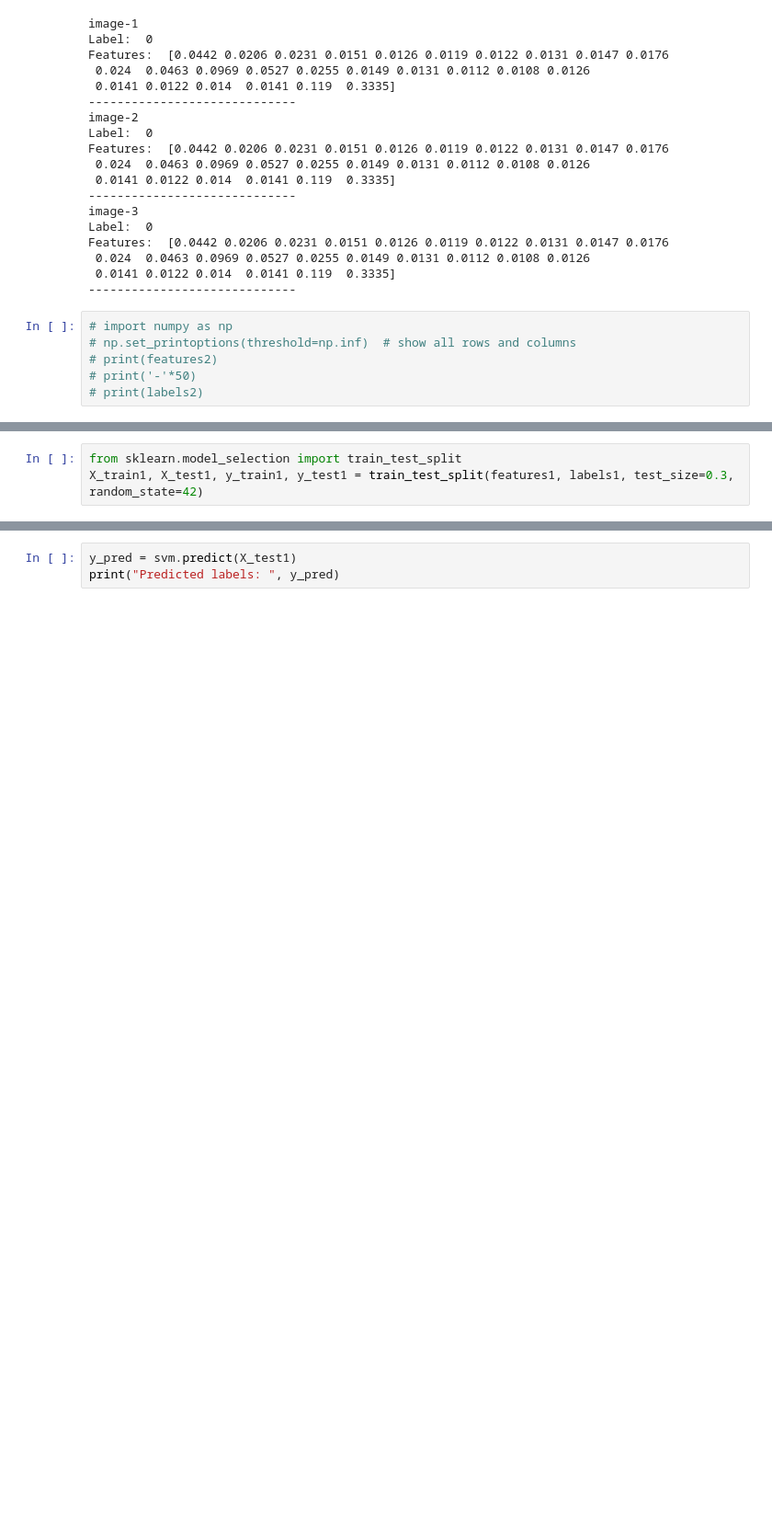
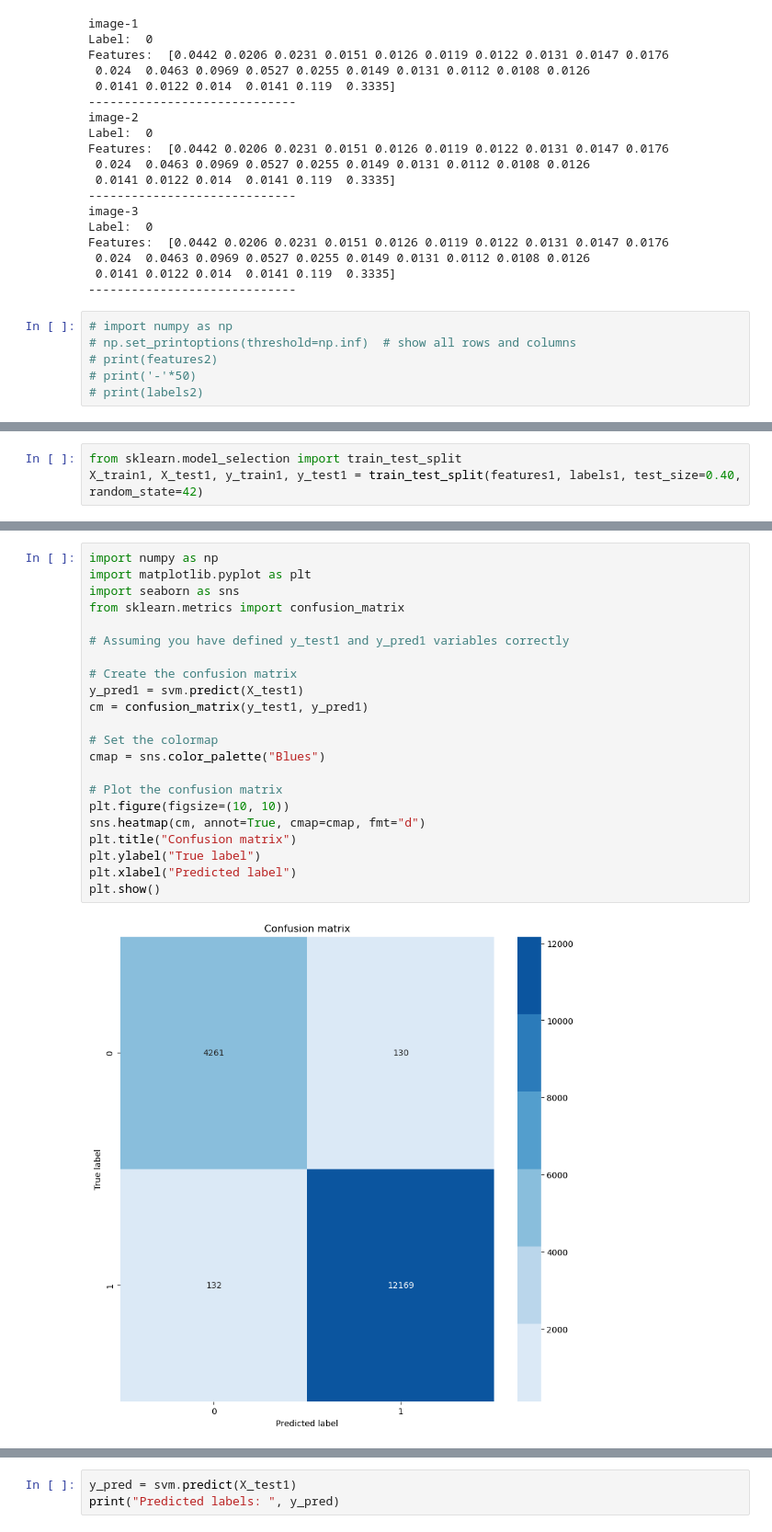
Before and after one commit to TeamMalloc/final-year-ML-projcet, a Jupyter notebook: SVM-with-dataAug4.ipynb, the cells around one changed output, grey strips where cells are left out. Shown: that part at 92% size. Drawn from its saved outputs; the diff is of its cells as text; blank space fills up the shorter version.

```diff
--- a/SVM-with-dataAug4.ipynb
+++ b/SVM-with-dataAug4.ipynb
@@ -246,3 +246,3 @@ Features:  [0.0442 0.0206 0.0231 0.0151 0.0126 0.0119 0.0122 0.0131 0.0147 0.017
 # %%
 from sklearn.model_selection import train_test_split
-X_train1, X_test1, y_train1, y_test1 = train_test_split(features1, labels1, test_size=0.3, random_state=42)
+X_train1, X_test1, y_train1, y_test1 = train_test_split(features1, labels1, test_size=0.40, random_state=42)
@@ -260,0 +265,24 @@ Accuracy of SVM classifier: 98.51%
+# %%
+import numpy as np
+import matplotlib.pyplot as plt
+import seaborn as sns
+from sklearn.metrics import confusion_matrix
+
+# Assuming you have defined y_test1 and y_pred1 variables correctly
+
+# Create the confusion matrix
+y_pred1 = svm.predict(X_test1)
+cm = confusion_matrix(y_test1, y_pred1)
+
+# Set the colormap
+cmap = sns.color_palette("Blues")
+
+# Plot the confusion matrix
+plt.figure(figsize=(10, 10))
+sns.heatmap(cm, annot=True, cmap=cmap, fmt="d")
+plt.title("Confusion matrix")
+plt.ylabel("True label")
+plt.xlabel("Predicted label")
+plt.show()
+# %% [output]
+[figure, added]
```
Also changed, not shown: parts of 18 cells of this notebook.
